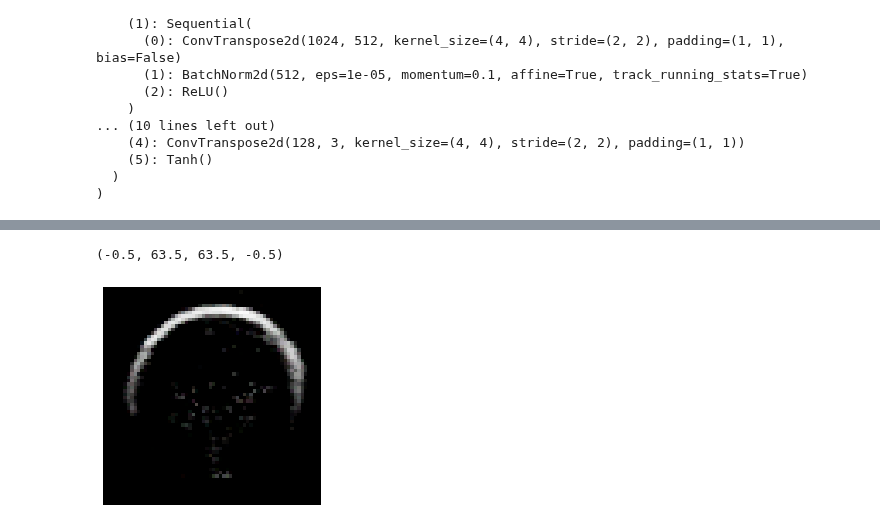
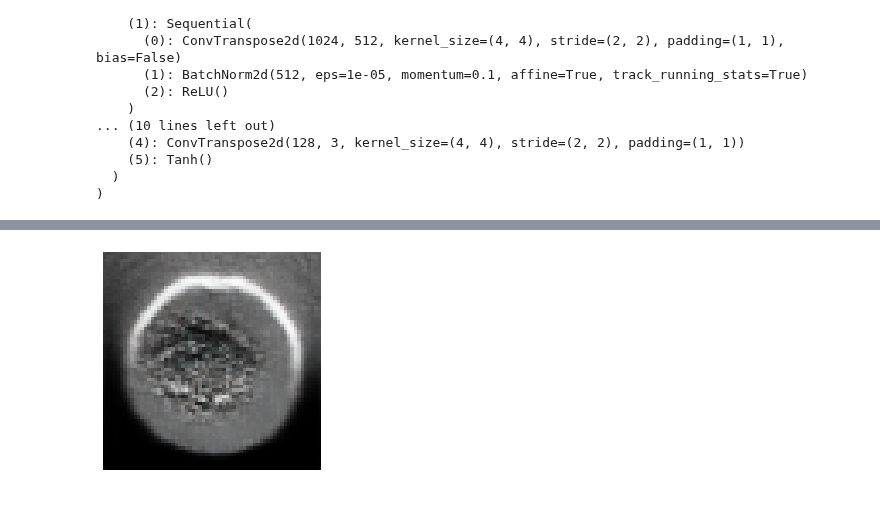
Before and after one commit to saquibali7/GANs, a Jupyter notebook: GAN3_WGAN.ipynb, the cells around one changed output, grey strips where cells are left out. Saved outputs shown, nothing was run; the diff lists cells and outputs as text; code cells hidden in the pictures.

```diff
--- a/GAN3_WGAN.ipynb
+++ b/GAN3_WGAN.ipynb
@@ -305,6 +315,7 @@ torch.save(gen.state_dict(), './net.pth')
 x = torch.randn(1,NOISE_DIM, 1, 1).to(device)
 out = gen(x)
 out = out.cpu().detach()
-plt.imshow(out[0].permute(1,2,0))
+img = out[0]*0.5+0.5
+plt.imshow(img.permute(1,2,0))
 plt.axis("off")
 # %% [output]
@@ -312,2 +323 @@ WARNING:matplotlib.image:Clipping input data to the valid range for imshow with
-(-0.5, 63.5, 63.5, -0.5)
-[figure, old version]
+[figure, new version]
```
Also changed, not shown: parts of 14 cells of this notebook.
